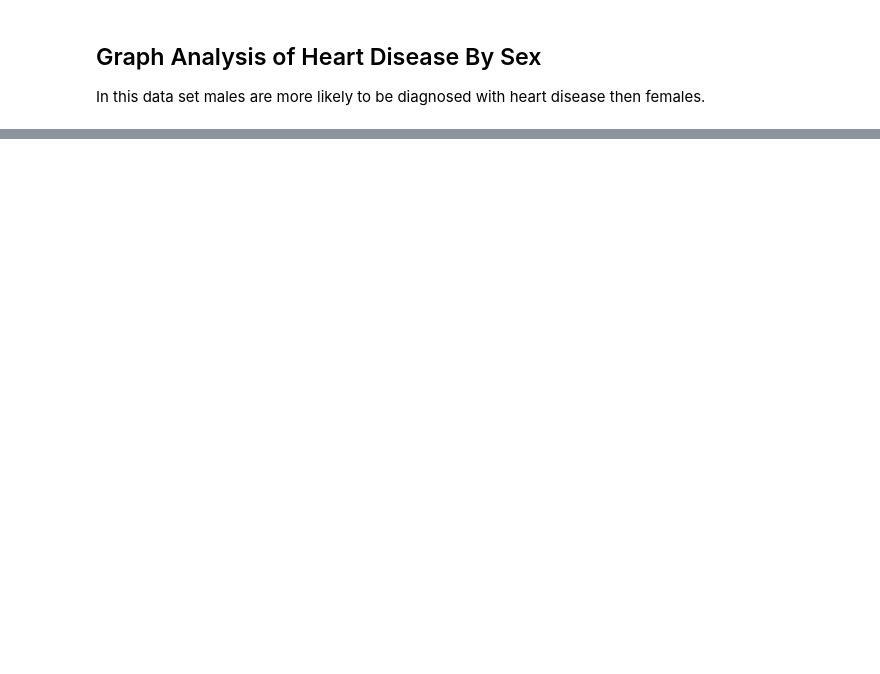
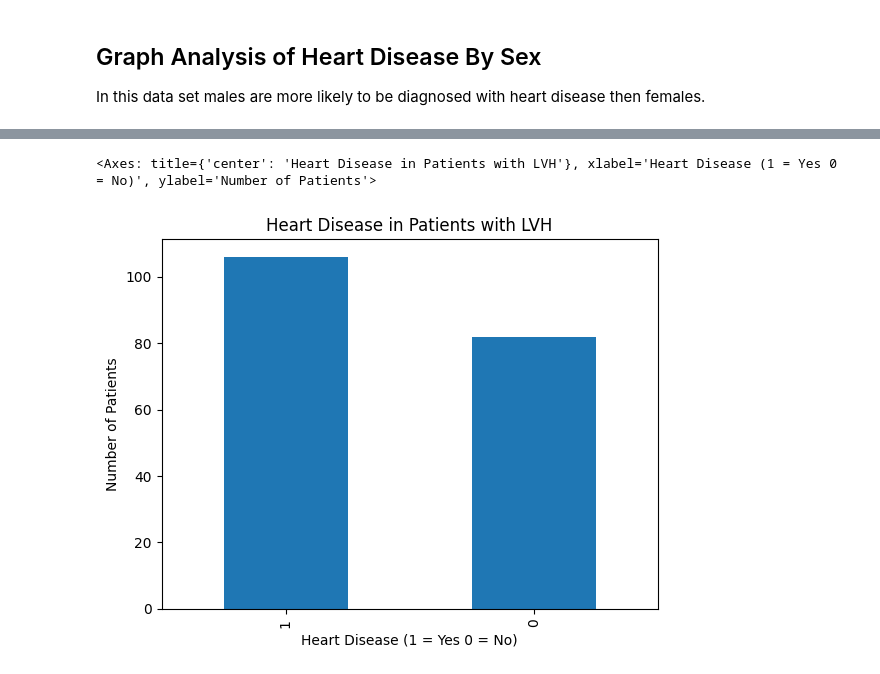
Before and after one commit to tylernow/learning-research, a Jupyter notebook: learning heart.ipynb, the cells around one changed output, grey strips where cells are left out. Cells and saved outputs as stored; diff of their text form; code cells hidden in the pictures; blank space fills up the shorter version.

```diff
--- a/learning heart.ipynb
+++ b/learning heart.ipynb
@@ -100,0 +132,5 @@ In this data set males are more likely to be diagnosed with heart disease then f
+# %%
+data[data['RestingECG'] == 'LVH']['HeartDisease'].value_counts().plot(kind='bar', title='Heart Disease in Patients with LVH', xlabel='Heart Disease (1 = Yes 0 = No)', ylabel='Number of Patients')
+# %% [output]
+<Axes: title={'center': 'Heart Disease in Patients with LVH'}, xlabel='Heart Disease (1 = Yes 0 = No)', ylabel='Number of Patients'>
+[figure, added]
```
Also changed, not shown: parts of 10 cells of this notebook.
